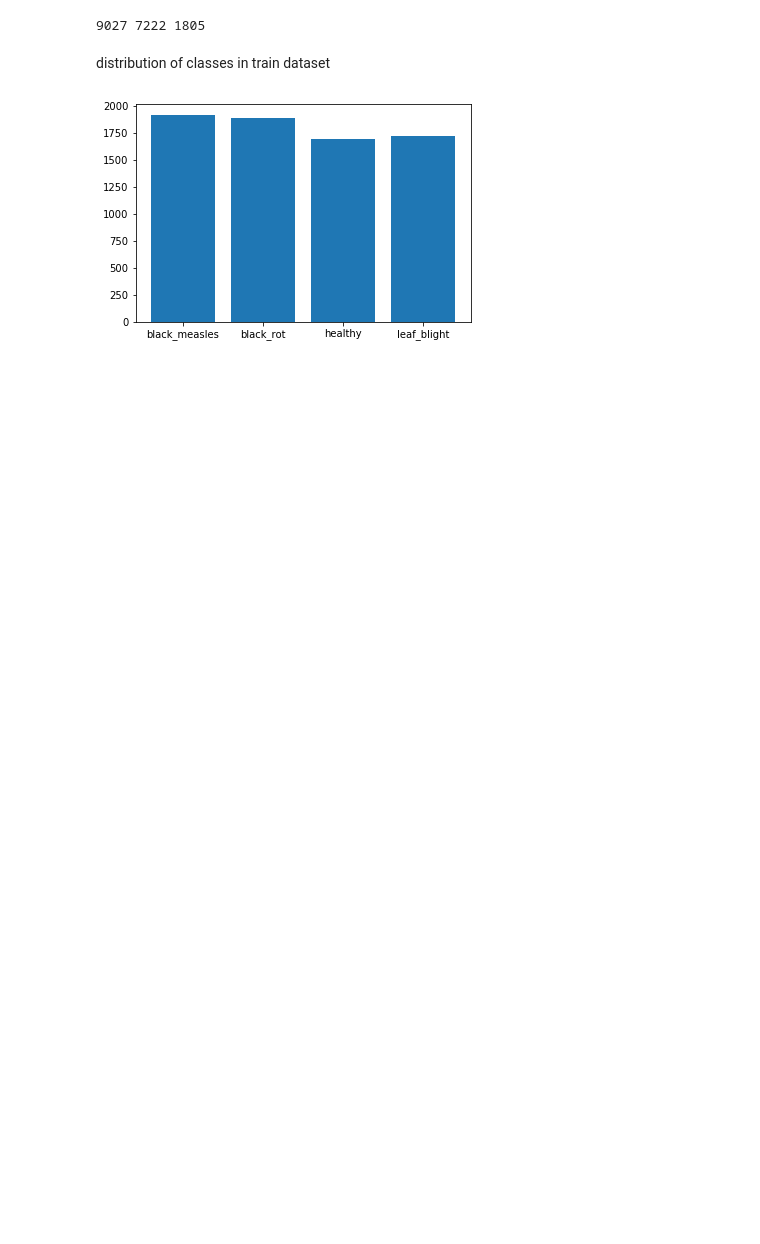
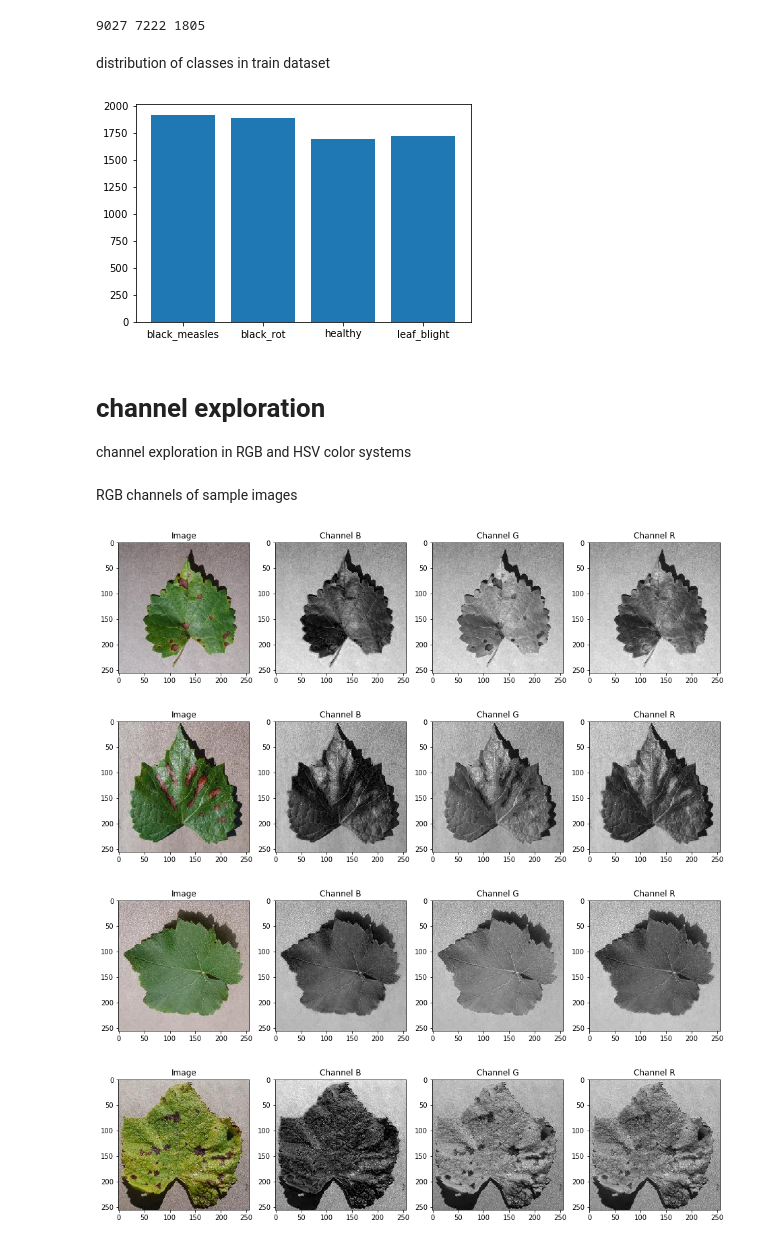
Before and after one commit to Jefersonalves/grape-diseases, a Jupyter notebook: 1_data_exploration.ipynb, the cells around one changed output. Cells and saved outputs as stored; diff of their text form; code cells hidden in the pictures; blank space fills up the shorter version.

Commit message:
add channel exploration in rgb and hsv color systems

```diff
--- a/1_data_exploration.ipynb
+++ b/1_data_exploration.ipynb
@@ -88,3 +104,21 @@ plt.bar([info["class"] for info in classes_infos], [info["train_size"] for info
 plt.show()
 # %% [output]
 [figure]
+# %% [markdown]
+# channel exploration
+
+channel exploration in RGB and HSV color systems
+# %%
+from helpers import ImagePloter
+
+ploter = ImagePloter()
+# %% [markdown]
+RGB channels of sample images
+# %%
+for image in images_paths:
+    ploter.plot_rgb(image)
+# %% [output]
+[figure, added]
+[figure, added]
+[figure, added]
+[figure, added]
```
Also changed, not shown: parts of 3 cells of this notebook, 1 other file.
